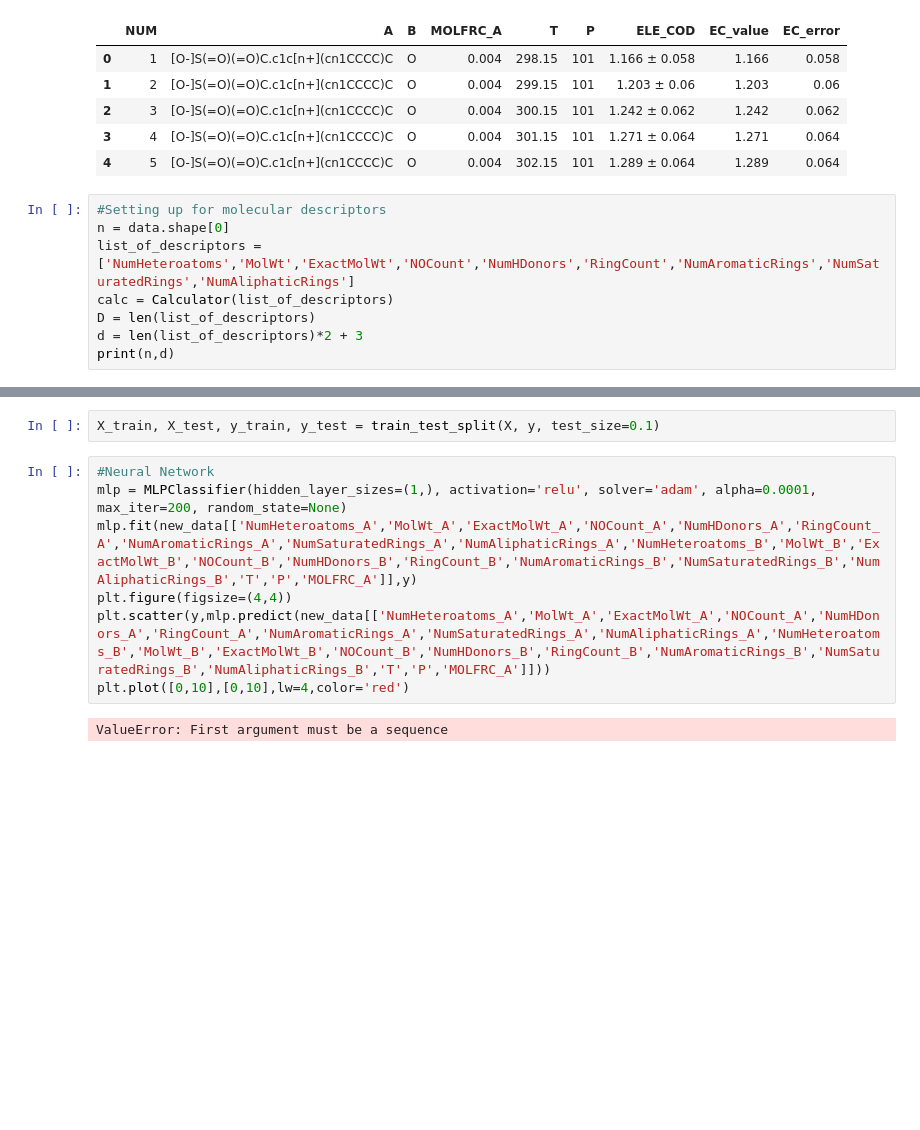
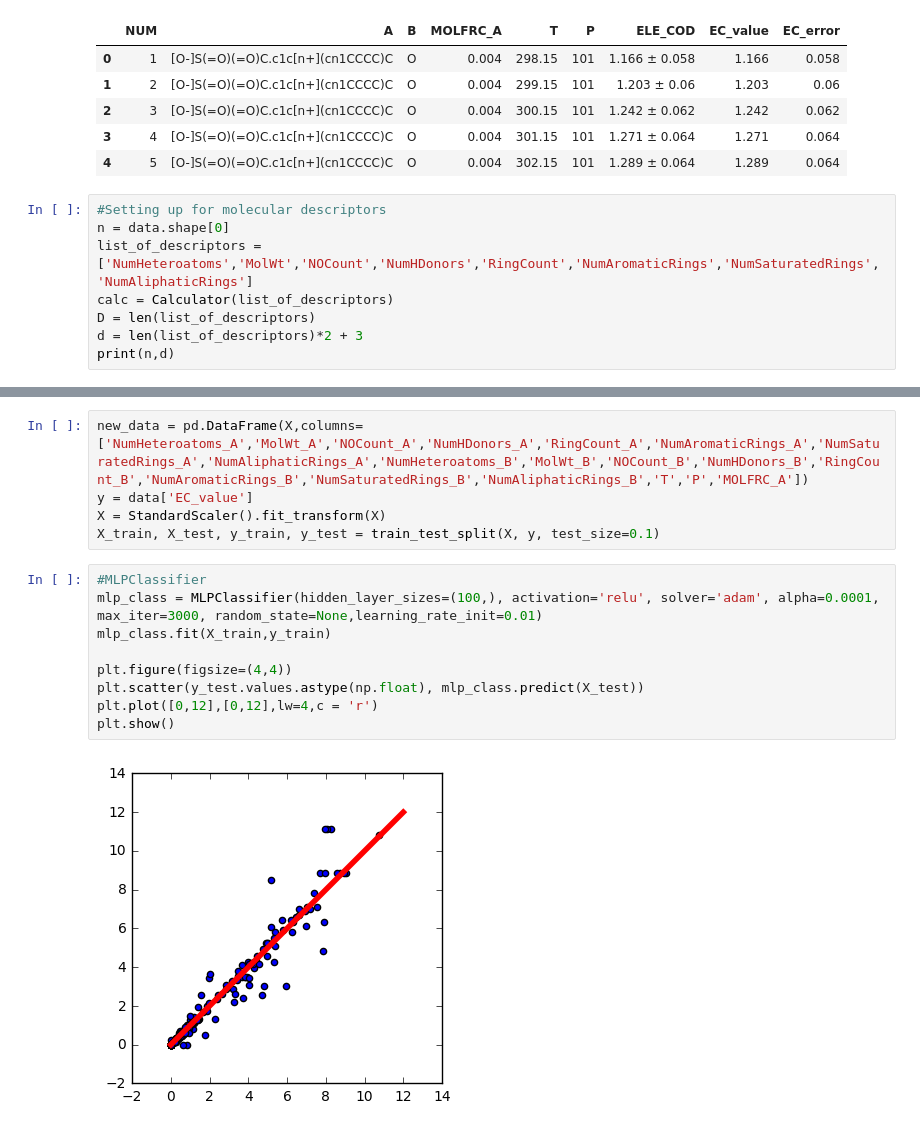
Before and after one commit to joekasp/ionic_liquids, a Jupyter notebook: ionic_liquids/datasets/Molecular Descriptors.ipynb, the cells around one changed output, grey strips where cells are left out. Drawn from its saved outputs; the diff is of its cells as text; blank space fills up the shorter version.

```diff
--- a/ionic_liquids/datasets/Molecular Descriptors.ipynb
+++ b/ionic_liquids/datasets/Molecular Descriptors.ipynb
@@ -23,7 +27,7 @@ data.head()
 # %%
 #Setting up for molecular descriptors
 n = data.shape[0]
-list_of_descriptors = ['NumHeteroatoms','MolWt','ExactMolWt','NOCount','NumHDonors','RingCount','NumAromaticRings','NumSaturatedRings','NumAliphaticRings']
+list_of_descriptors = ['NumHeteroatoms','MolWt','NOCount','NumHDonors','RingCount','NumAromaticRings','NumSaturatedRings','NumAliphaticRings']
 calc = Calculator(list_of_descriptors)
 D = len(list_of_descriptors)
 d = len(list_of_descriptors)*2 + 3
@@ -69,11 +52,16 @@ y = data['EC_value']
-# %%
-X_train, X_test, y_train, y_test = train_test_split(X, y, test_size=0.1)
-# %%
-#Neural Network
-mlp = MLPClassifier(hidden_layer_sizes=(1,), activation='relu', solver='adam', alpha=0.0001, max_iter=200, random_state=None)
-mlp.fit(new_data[['NumHeteroatoms_A','MolWt_A','ExactMolWt_A','NOCount_A','NumHDonors_A','RingCount_A','NumAromaticRings_A','NumSaturatedRings_A','NumAliphaticRings_A','NumHeteroatoms_B','MolWt_B','ExactMolWt_B','NOCount_B','NumHDonors_B','RingCount_B','NumAromaticRings_B','NumSaturatedRings_B','NumAliphaticRings_B','T','P','MOLFRC_A']],y)
-plt.figure(figsize=(4,4))
-plt.scatter(y,mlp.predict(new_data[['NumHeteroatoms_A','MolWt_A','ExactMolWt_A','NOCount_A','NumHDonors_A','RingCount_A','NumAromaticRings_A','NumSaturatedRings_A','NumAliphaticRings_A','NumHeteroatoms_B','MolWt_B','ExactMolWt_B','NOCount_B','NumHDonors_B','RingCount_B','NumAromaticRings_B','NumSaturatedRings_B','NumAliphaticRings_B','T','P','MOLFRC_A']]))
-plt.plot([0,10],[0,10],lw=4,color='red')
-# %% [output]
-ValueError: First argument must be a sequence
+# %%
+new_data = pd.DataFrame(X,columns=['NumHeteroatoms_A','MolWt_A','NOCount_A','NumHDonors_A','RingCount_A','NumAromaticRings_A','NumSaturatedRings_A','NumAliphaticRings_A','NumHeteroatoms_B','MolWt_B','NOCount_B','NumHDonors_B','RingCount_B','NumAromaticRings_B','NumSaturatedRings_B','NumAliphaticRings_B','T','P','MOLFRC_A'])
+y = data['EC_value']
+X = StandardScaler().fit_transform(X)
+X_train, X_test, y_train, y_test = train_test_split(X, y, test_size=0.1)
+# %%
+#MLPClassifier
+mlp_class = MLPClassifier(hidden_layer_sizes=(100,), activation='relu', solver='adam', alpha=0.0001, max_iter=3000, random_state=None,learning_rate_init=0.01)
+mlp_class.fit(X_train,y_train)
+
+plt.figure(figsize=(4,4))
+plt.scatter(y_test.values.astype(np.float), mlp_class.predict(X_test))
+plt.plot([0,12],[0,12],lw=4,c = 'r')
+plt.show()
+# %% [output]
+[figure, added]
```
Also changed, not shown: parts of 6 cells of this notebook.
